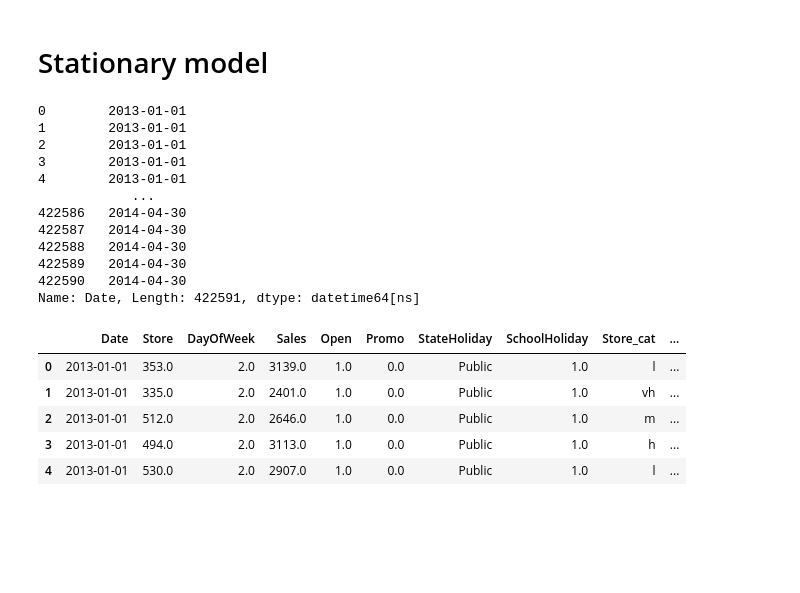
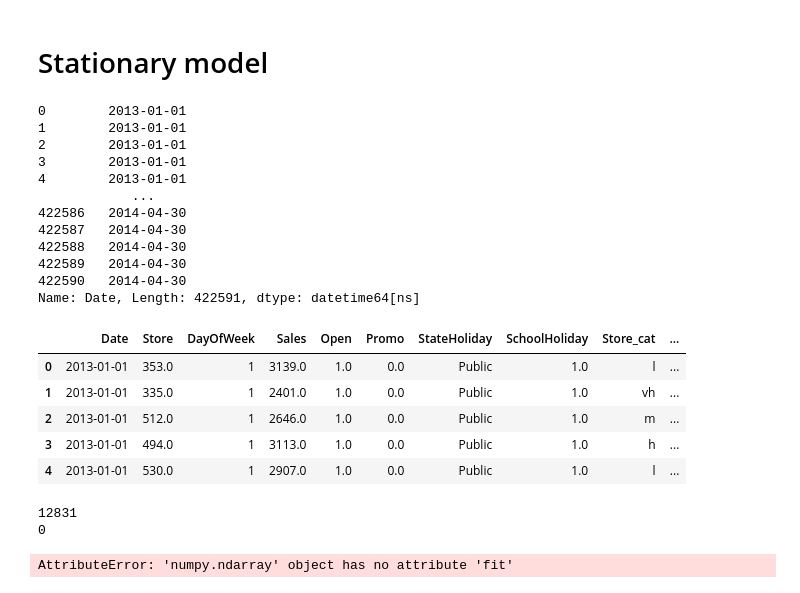
Before and after one commit to igivis7/dsr28_minicomp_team1, a Jupyter notebook: Sabine full analysis.ipynb, the cells around one changed output. Cells and saved outputs as stored; diff of their text form; code cells hidden in the pictures; blank space fills up the shorter version.

Commit message:
data cleaning to be contd

```diff
--- a/Sabine full analysis.ipynb
+++ b/Sabine full analysis.ipynb
@@ -252,28 +252,29 @@ merge_data.head()
 # %%
 def add_time_features(df):
     print(df.Date)
     df['Year'] = df.Date.dt.year
     df['Month'] = df.Date.dt.month
+    df['DayOfWeek'] = df.Date.dt.dayofweek
     return df
 merge_data['Date'] = pd.to_datetime(merge_data['Date'], errors='coerce')
 merge_data = add_time_features(merge_data)
 merge_data.head()
 # %% [output]
 0        2013-01-01
 1        2013-01-01
 2        2013-01-01
 3        2013-01-01
 4        2013-01-01
             ...
 422586   2014-04-30
 422587   2014-04-30
 422588   2014-04-30
 422589   2014-04-30
 422590   2014-04-30
 Name: Date, Length: 422591, dtype: datetime64[ns]
 |  | Date | Store | DayOfWeek | Sales | Open | Promo | StateHoliday | SchoolHoliday | Store_cat | ... |
-| 0 | 2013-01-01 | 353.0 | 2.0 | 3139.0 | 1.0 | 0.0 | Public | 1.0 | l | ... |
-| 1 | 2013-01-01 | 335.0 | 2.0 | 2401.0 | 1.0 | 0.0 | Public | 1.0 | vh | ... |
-| 2 | 2013-01-01 | 512.0 | 2.0 | 2646.0 | 1.0 | 0.0 | Public | 1.0 | m | ... |
-| 3 | 2013-01-01 | 494.0 | 2.0 | 3113.0 | 1.0 | 0.0 | Public | 1.0 | h | ... |
-| 4 | 2013-01-01 | 530.0 | 2.0 | 2907.0 | 1.0 | 0.0 | Public | 1.0 | l | ... |
+| 0 | 2013-01-01 | 353.0 | 1 | 3139.0 | 1.0 | 0.0 | Public | 1.0 | l | ... |
+| 1 | 2013-01-01 | 335.0 | 1 | 2401.0 | 1.0 | 0.0 | Public | 1.0 | vh | ... |
+| 2 | 2013-01-01 | 512.0 | 1 | 2646.0 | 1.0 | 0.0 | Public | 1.0 | m | ... |
+| 3 | 2013-01-01 | 494.0 | 1 | 3113.0 | 1.0 | 0.0 | Public | 1.0 | h | ... |
+| 4 | 2013-01-01 | 530.0 | 1 | 2907.0 | 1.0 | 0.0 | Public | 1.0 | l | ... |
@@ -281,0 +281,62 @@ one_hot_cats = ['StateHoliday', 'Store_cat', 'StoreType', 'Assortment', 'Week']
+# %%
+
+
+# imput most frequent value "0" resp. "No"
+impute_mode = ['SchoolHoliday', 'StateHoliday', "Promo", "Open"]
+
+#merge_data.info()
+print(len(merge_data[merge_data['StateHoliday'].isnull()]))
+
+from sklearn.base import BaseEstimator, TransformerMixin
+from sklearn.impute import SimpleImputer
+
+class DataFrameSelector(BaseEstimator, TransformerMixin):
+    def __init__(self, attribute_names):
+        self.attribute_names = attribute_names
+    def fit(self, X, y=None):
+        return self
+    def transform(self, X):
+        return X[self.attribute_names].values
+
+from sklearn.pipeline import Pipeline
+cat_pipeline = Pipeline([
+    ('selector', DataFrameSelector(impute_mode)),
+    ('imputer', SimpleImputer(strategy="most_frequent")),
+])
+
+merged_tr = cat_pipeline.fit_transform(merge_data)
+new_merged = merge_data.copy()
+new_merged.loc[:, impute_mode] = merged_tr
+#print(new_merged)
+print(len(new_merged[new_merged['StateHoliday'].isnull()]))
+
+# Categories
+one_hot_encode = ['StateHoliday', 'SchoolHoliday', 'Store_cat', 'StoreType', 'Assortment',
+                  'Month', 'DayOfWeek', 'Promo']
+numerical_features = ['CompetitionDistance', ]
+target = ['Sales']
+
+keep_features = one_hot_encode + numerical_features + target
+newtrain = new_merged.loc[:, keep_features]
+newtrain.loc[:, one_hot_encode]  = newtrain.loc[:, one_hot_encode].astype(str)
+
+newtrain = pd.get_dummies(newtrain)
+# %% [output]
+12831
+0
+# %%
+from sklearn.preprocessing import StandardScaler
+
+# Scale target and distance
+num_pipeline = Pipeline([
+    ('selector', DataFrameSelector(numerical_features + target)),
+    ('imputer', SimpleImputer(strategy="median")),
+    ('std_scaler', StandardScaler),
+
+])
+
+data_tr = num_pipeline.fit_transform(newtrain)
+newtrain.loc[:, numerical_features + target] = data_tr
+newtrain.info()
+# %% [output]
+AttributeError: 'numpy.ndarray' object has no attribute 'fit'
```
Also changed, not shown: parts of 1 cell of this notebook.
